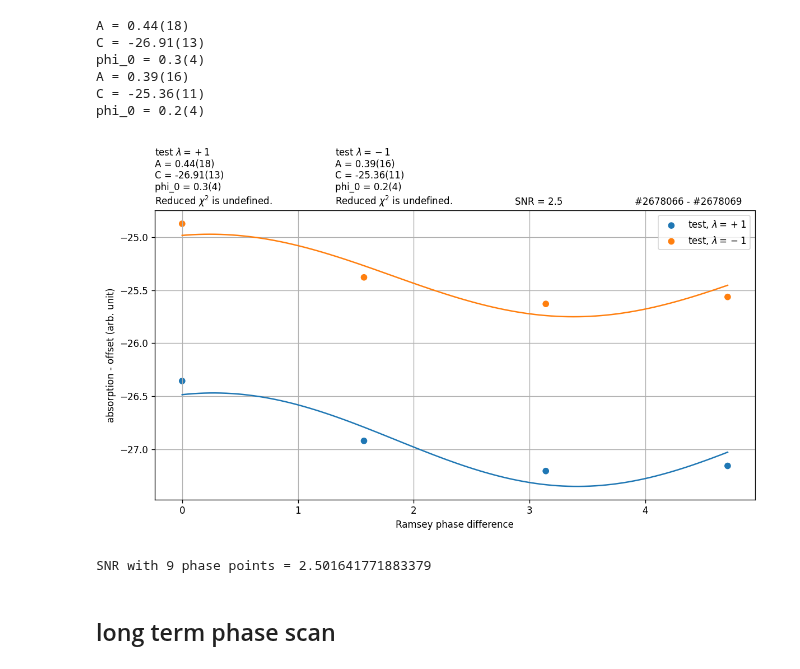
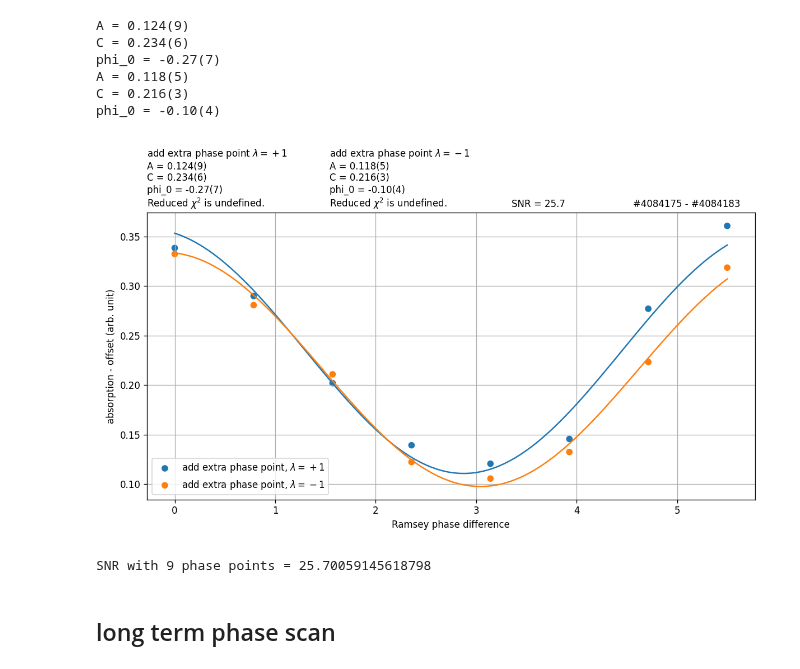
Before and after one commit to vuthalab/onix, a Jupyter notebook: analysis/lf_spectroscopy_quick_state_prep_axion.ipynb, the cells around one changed output. Cells and saved outputs as stored; diff of their text form; code cells hidden in the pictures.

```diff
--- a/analysis/lf_spectroscopy_quick_state_prep_axion.ipynb
+++ b/analysis/lf_spectroscopy_quick_state_prep_axion.ipynb
@@ -145,15 +152,3 @@ def get_experiment_result(data_number):
     else:
         pop_other_state_1 = - data["2"]
     return (header, detunings, pop_other_state_1, total_pop_1)
-# %%
-fig, ax = plt.subplots()
-for kk in [3055859 , 3055866]:
-    header, detunings, pop_other_state, total_pop = get_experiment_result(kk)
-    ax.scatter(detunings, unumpy.nominal_values(pop_other_state), label=kk)
-    #fitter = get_double_gaussian_fitter(detunings, unumpy.nominal_values(pop_other_state))
-    #fs_plt = np.linspace(np.min(detunings), np.max(detunings), 100)
-    #ax.plot(fs_plt, fitter.fitted_value(fs_plt))
-ax.set_xlabel("optical detuning (MHz)")
-ax.set_ylabel("absorption")
-ax.legend()
-plt.show()
@@ -196,0 +209,5 @@ def averaging_ys(xs, ys):
+# %%
+#for kk in [4047737, 4059209, 4060473, 4062940, 4063653, 4064260]:
+#for kk in [4076386, 4076386-1, 4076386-2, 4076386-3, 4076386-4]:
+for kk in [4084120]:
+    plot_hole(kk)
@@ -200,70 +219,84 @@ data = {
     #"256 repeats": (2555562 , 2555961),
     #"64 repeats": (2555962, 2556361),
     #"16 repeats": (2556362 , 2556761),
-    "test": (2678062 +4, 2678065+4),
+    #"test": (2678062 +4, 2678065+4),
+    #"4500": (4059209, 4059216),
+    #"6750": (4060642, 4060649),
+    #"6750 (2)": (4062546, 4062553),
+    #"7650": (4063141, 4063148),
+    #"4500*1.3": (4063646, 4063653) # so bad it cannot even fit the two peaks
+    #"9000": (4064253, 4064260),
+    #"Only +9000 E Field": (4068545, 4068552),
+    #"Only -9000 E field": (4069050, 4069057),
+    #"9000, switch field": (4071464, 4071471),
+    #"Flipping phases": (4072012, 4072019),
+    # "0.2 s wait between cycles": (4072221, 4072228),
+    #"test": (4074481, 4074488),
+    #"100 ac and cb pumps": (4076755, 4076762), #(4076243, 4076250)
+    "add extra phase point": (4084175, 4084183)
 }
 
 index = []
 fig, ax = plt.subplots(figsize = (10, 6), dpi = 120)
 for ll, (label, data_range) in enumerate(data.items()):
     headers, results_temp = get_results(data_range)
-    mask = np.ones(len(headers), dtype=bool)
+    mask = np.ones(len(headers)-1, dtype=bool)
     for kk, header in enumerate(headers):
         sequence = header["params"]["sequence"]["sequence"]
         for name, repeat in sequence:
             if name.startswith("lf") and not name.endswith("piov2"):
                 index.append(int(name.split("_")[-1]))
                 break
-    xs = np.array([header["params"]["lf"]["phase_diffs"][index[kk]] for kk, header in enumerate(headers)])
+    xs = np.array([header["params"]["lf"]["phase_diffs"][index[kk]] for kk, header in enumerate(headers)])[1:]
     if results_temp.ndim == 1:
-        ys = unumpy.nominal_values(results_temp)
-        errs = unumpy.std_devs(results_temp)
+        ys = unumpy.nominal_values(results_temp)[1:]
+        errs = unumpy.std_devs(results_temp)[1:]
         ax.errorbar(xs, ys, errs, label=label, marker='o', linestyle='')
     else:
         for kk in range(0, 2):
-            ys = unumpy.nominal_values(results_temp[:, kk])
-            errs = unumpy.std_devs(results_temp[:, kk])
+            ys = unumpy.nominal_values(results_temp[:, kk])[1:]
+            errs = unumpy.std_devs(results_temp[:, kk])[1:]
             if do_average:
                 xs_avg, ys_avg, errs_avg = averaging_ys(xs[mask], ys[mask])
             else:
                 xs_avg, ys_avg, errs_avg = xs, ys, errs
             if kk == 0:
                 lambda_label = ", $\\lambda = +1$"
             else:
                 lambda_label = ", $\\lambda = -1$"
             ax.scatter(xs_avg, ys_avg, label=label + lambda_label, marker='o', linestyle='')
             fitter = get_phase_fitter(xs_avg, ys_avg, None)
             xs_fit = np.linspace(np.min(xs_avg), np.max(xs_avg), 100)
             ys_fit = fitter.fitted_value(xs_fit)
             ax.plot(xs_fit, ys_fit)
             if kk == 0:
                 label_str = label + " $\\lambda = +1$ \n" + fitter.all_results_str()
                 ax.text(0,1.02, label_str, transform = ax.transAxes)
             else:
                 label_str = label + " $\\lambda = -1$ \n" + fitter.all_results_str()
                 ax.text(0.3,1.02, label_str, transform = ax.transAxes)
             print(fitter.result_str("A"))
             print(fitter.result_str("C"))
             print(fitter.result_str("phi_0"))
 
 ax.set_xlabel("Ramsey phase difference")
 ax.set_ylabel("absorption - offset (arb. unit)")
 ax.text(0.8,1.02,f"#{data_range[0]} - #{data_range[1]}" , transform = ax.transAxes)
 ax.text(0.6,1.02, f"SNR = {round(fitter.results["A"]/fitter.errors["A"],2)}", transform = ax.transAxes)
 ax.legend()
 ax.grid()
 plt.tight_layout()
 plt.show()
 print(f"SNR with 9 phase points = {fitter.results["A"]/fitter.errors["A"]}")
 # %% [output]
-A = 0.44(18)
-C = -26.91(13)
-phi_0 = 0.3(4)
-A = 0.39(16)
-C = -25.36(11)
-phi_0 = 0.2(4)
+A = 0.124(9)
+C = 0.234(6)
+phi_0 = -0.27(7)
+A = 0.118(5)
+C = 0.216(3)
+phi_0 = -0.10(4)
-[figure, old version]
+[figure, new version]
-SNR with 9 phase points = 2.501641771883379
+SNR with 9 phase points = 25.70059145618798
 # %% [markdown]
 ## long term phase scan
 # %%
```
Also changed, not shown: parts of 17 cells of this notebook, 3 other files.
